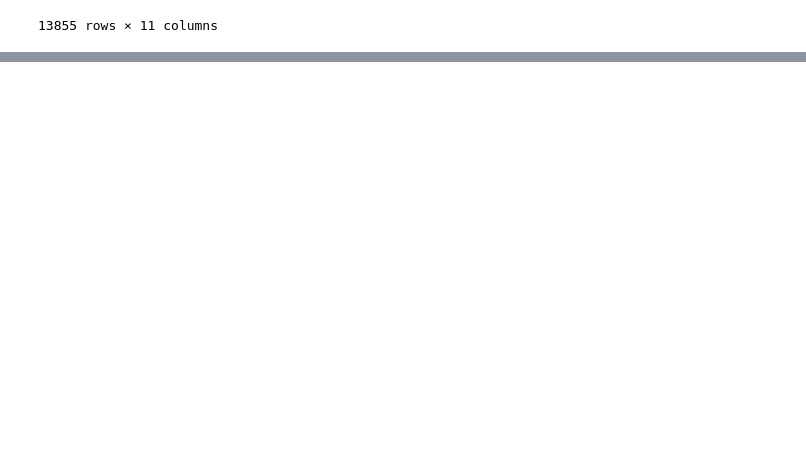
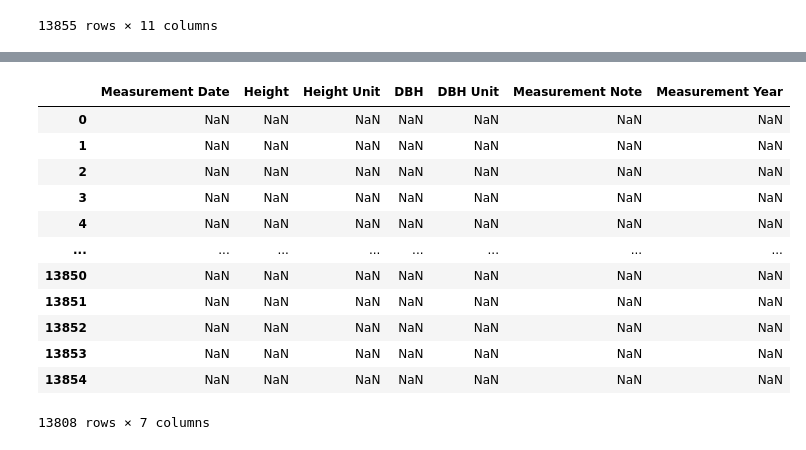
Before and after one commit to mfahey312/SaguaroProject, a Jupyter notebook: Steven/Cleaning_Data.ipynb, the cells around one changed output, grey strips where cells are left out. Cells and saved outputs as stored; diff of their text form; code cells hidden in the pictures; blank space fills up the shorter version.

```diff
--- a/Steven/Cleaning_Data.ipynb
+++ b/Steven/Cleaning_Data.ipynb
@@ -52,0 +36,6 @@ Measure_df
+# %%
+meas_df = full_df[['Measurement Date','Height','Height Unit','DBH','DBH Unit','Measurement Note']]
+
+meas_df = pd.DataFrame(meas_df)
+
+meas_df
@@ -52,0 +56,6 @@ Measure_df
+# %%
+meas_df = meas_df[meas_df['Measurement Date'] != " dl\""]
+
+meas_df = meas_df[meas_df['Measurement Date'] != " VN"]
+
+meas_df = meas_df[meas_df['Measurement Date'] != " but it has an old tag as \"199202140110\". dl\""]
@@ -52,0 +89,20 @@ Measure_df
+# %%
+#regex is looking for anything that starts with 20 then \d\d
+#looking for a four digit that starts with 20
+meas_df['Measurement Year']=meas_df['Measurement Date'].str.extract(r'(20\d\d)')
+
+meas_df
+# %% [output]
+|  | Measurement Date | Height | Height Unit | DBH | DBH Unit | Measurement Note | Measurement Year |
+| 0 | NaN | NaN | NaN | NaN | NaN | NaN | NaN |
+| 1 | NaN | NaN | NaN | NaN | NaN | NaN | NaN |
+| 2 | NaN | NaN | NaN | NaN | NaN | NaN | NaN |
+| 3 | NaN | NaN | NaN | NaN | NaN | NaN | NaN |
+| 4 | NaN | NaN | NaN | NaN | NaN | NaN | NaN |
+| ... | ... | ... | ... | ... | ... | ... | ... |
+| 13850 | NaN | NaN | NaN | NaN | NaN | NaN | NaN |
+| 13851 | NaN | NaN | NaN | NaN | NaN | NaN | NaN |
+| 13852 | NaN | NaN | NaN | NaN | NaN | NaN | NaN |
+| 13853 | NaN | NaN | NaN | NaN | NaN | NaN | NaN |
+| 13854 | NaN | NaN | NaN | NaN | NaN | NaN | NaN |
+13808 rows × 7 columns
```
Also changed, not shown: parts of 33 cells of this notebook.
